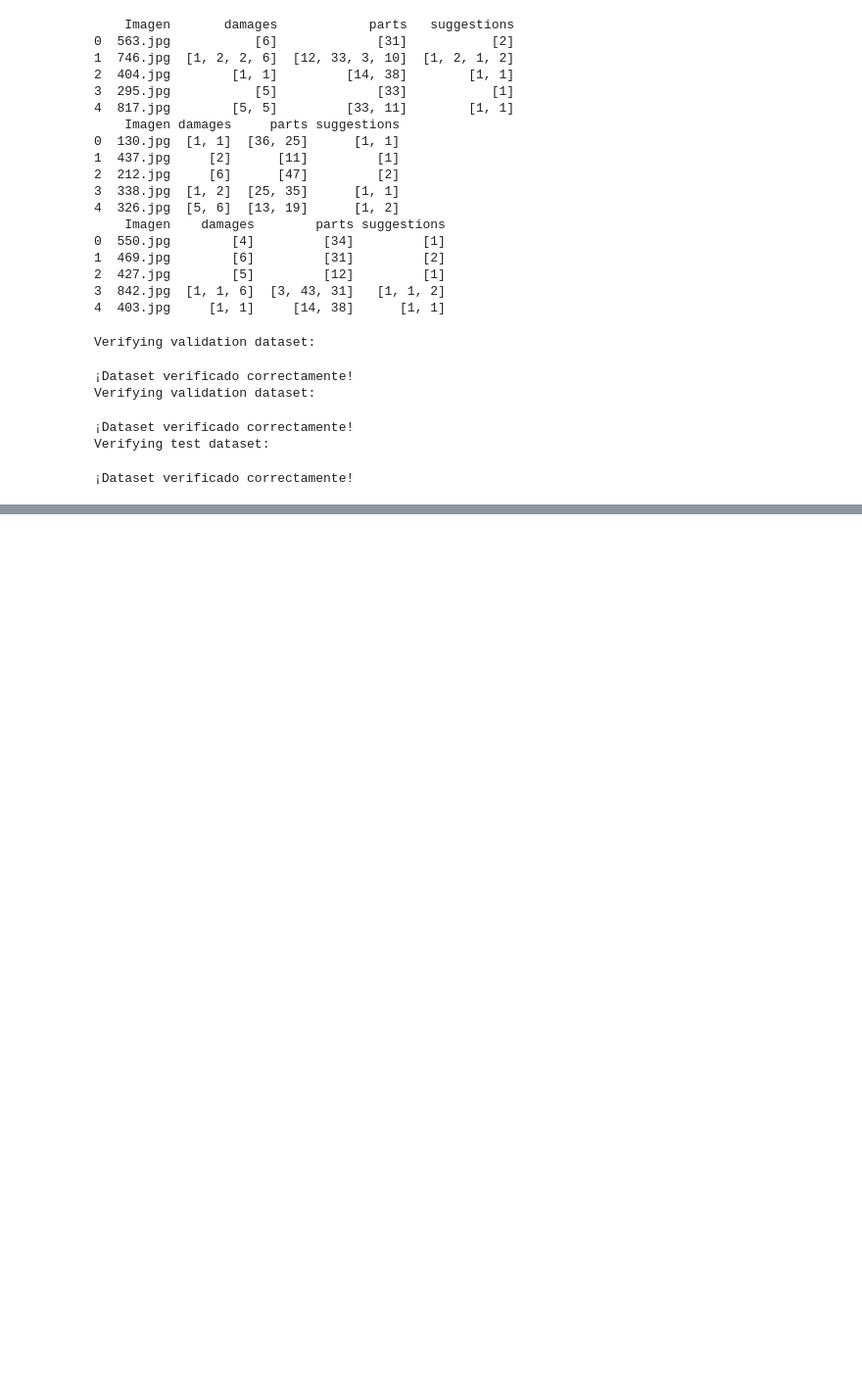
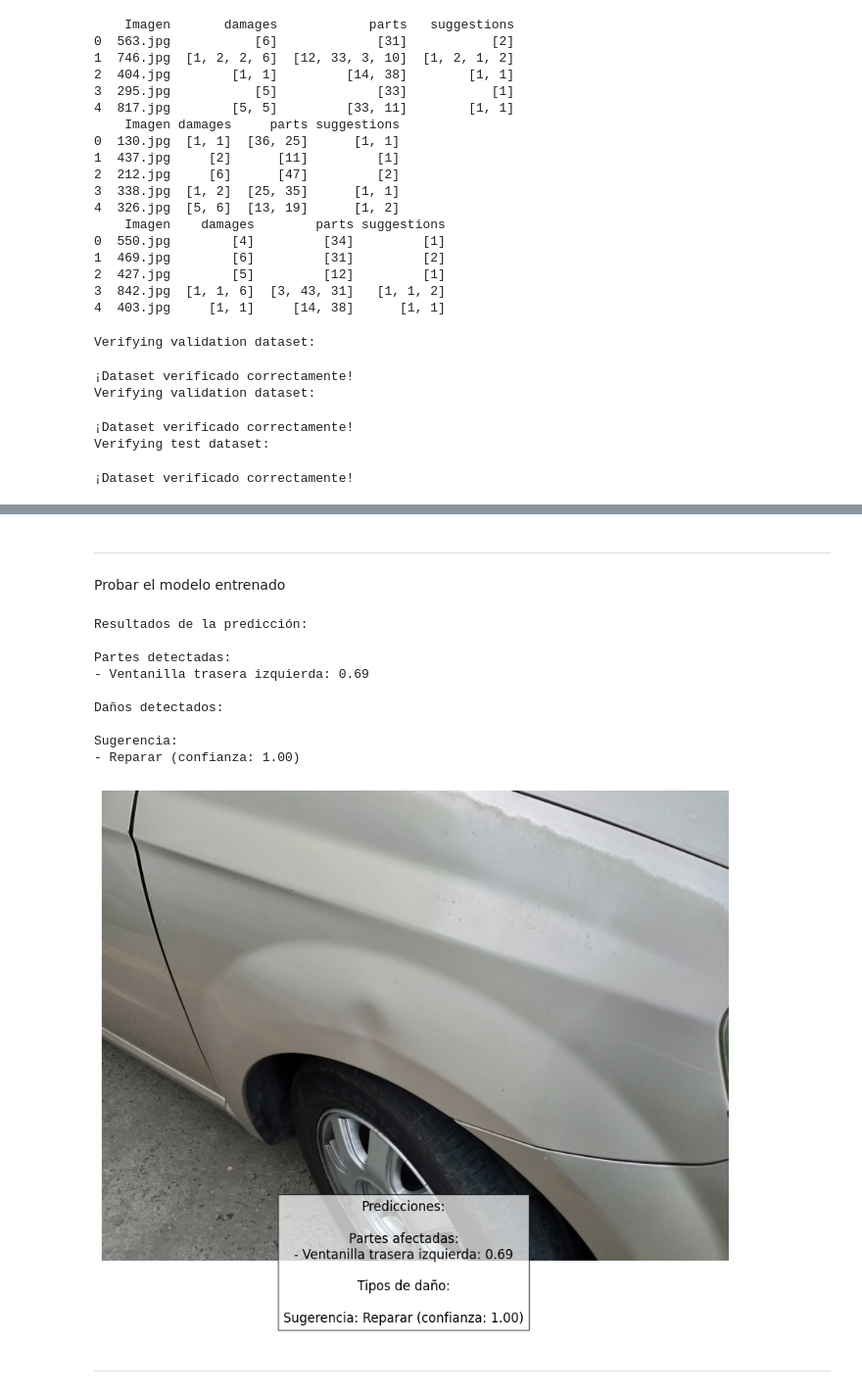
Before and after one commit to ramirezla/VerificacionDeSiniestrosUsandoMultiplesEtiquetas, a Jupyter notebook: DetectarDannosPartesSugerenciasUsandoMultiplesEtiquetas_V5.ipynb, the cells around one changed output, grey strips where cells are left out. Shown: that part at 98% size. Saved outputs shown, nothing was run; the diff lists cells and outputs as text; code cells hidden in the pictures; blank space fills up the shorter version.

Commit message:
Version inicial Verificacion De Siniestros Usando Multiples Etiquetas V5 prediccion

```diff
--- a/DetectarDannosPartesSugerenciasUsandoMultiplesEtiquetas_V5.ipynb
+++ b/DetectarDannosPartesSugerenciasUsandoMultiplesEtiquetas_V5.ipynb
@@ -959,0 +856,3 @@ Detailed Metrics:
+# %% [markdown]
+---
+Probar el modelo entrenado
@@ -959,0 +953,43 @@ Detailed Metrics:
+# %%
+# Ejemplo de uso
+if __name__ == '__main__':
+    # Cargar el modelo entrenado
+    model = load_model('DetectarDannosPartesSugerenciasUsandoMultiplesEtiquetas_V5.pth')
+# %%
+# Ruta a la imagen de prueba    Siniestro_02.jpg
+# test_image_path = "../data/predecir/golpe_01.jpg"
+# test_image_path = "../data/predecir/Siniestro_02.jpg"
+test_image_path = "../data/predecir/Siniestro_01.jpg"
+
+# Realizar predicción
+prediction = predict(test_image_path, model)
+
+# Mostrar resultados
+print("Resultados de la predicción:")
+print("\nPartes detectadas:")
+for part, prob in prediction['parts'].items():
+    print(f"- {part}: {prob:.2f}")
+
+print("\nDaños detectados:")
+for damage, prob in prediction['damages'].items():
+    print(f"- {damage}: {prob:.2f}")
+
+print("\nSugerencia:")
+suggestion, prob = next(iter(prediction['suggestions'].items()))
+print(f"- {suggestion} (confianza: {prob:.2f})")
+
+# Mostrar imagen con predicciones (opcional)
+display_prediction(test_image_path, prediction)
+# %% [output]
+Resultados de la predicción:
+
+Partes detectadas:
+- Ventanilla trasera izquierda: 0.69
+
+Daños detectados:
+
+Sugerencia:
+- Reparar (confianza: 1.00)
+[figure, added]
+# %% [markdown]
+---
```
Also changed, not shown: parts of 8 cells of this notebook, 9 other files.
